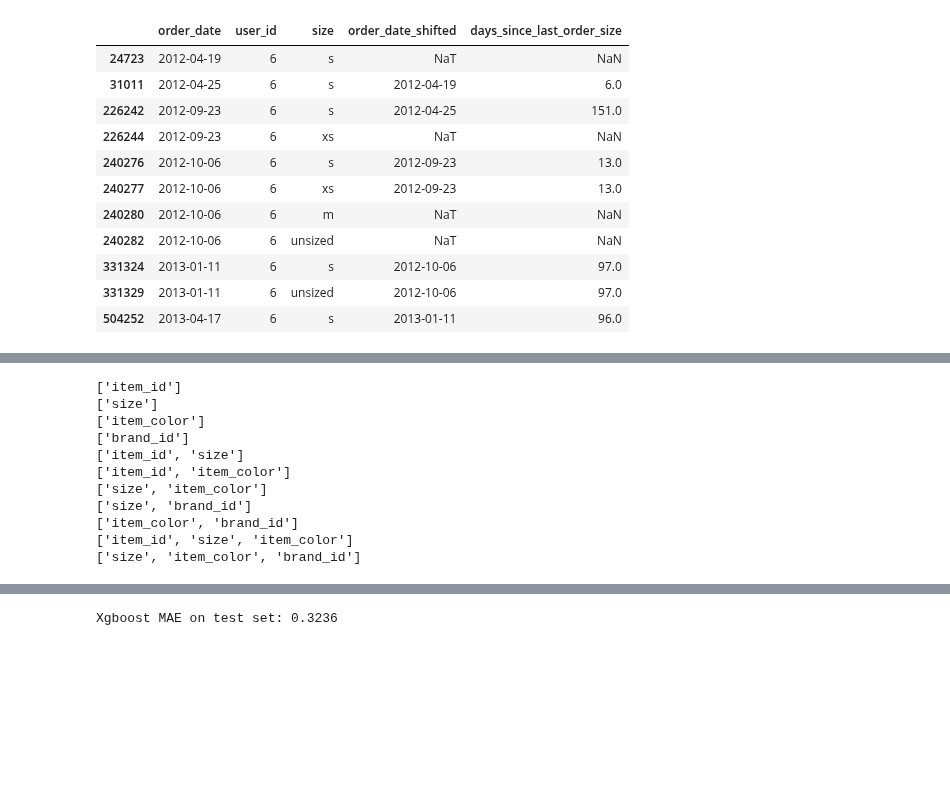
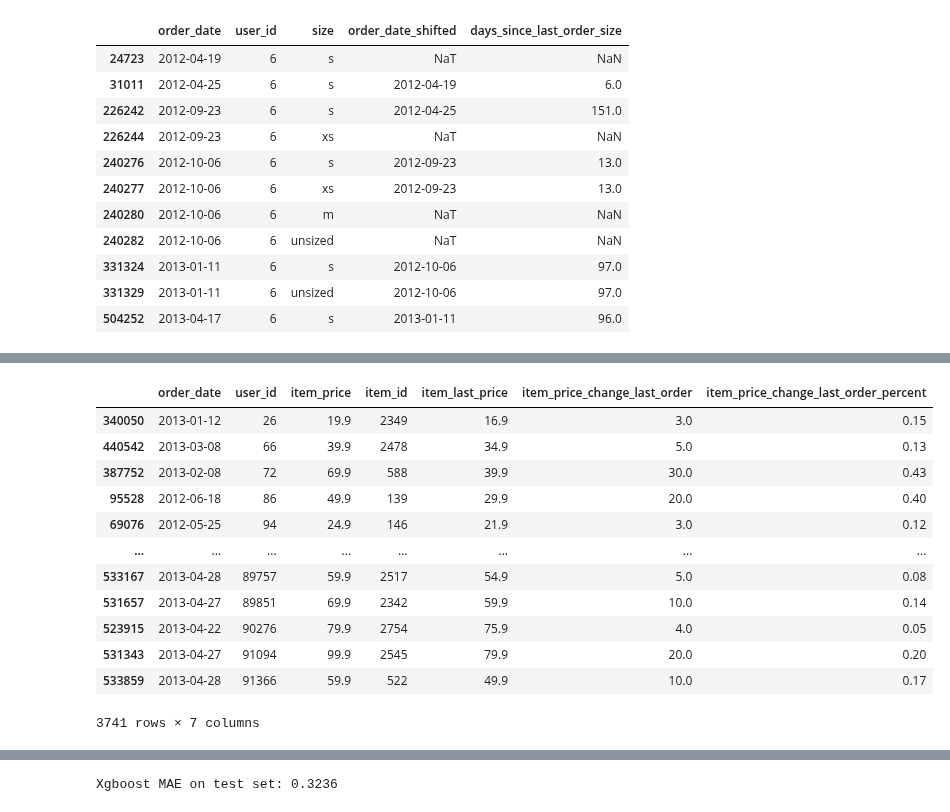
Before and after one commit to teodor-georgiev/Online-Retailer-Analysis-2014, a Jupyter notebook: 5. Recent_+_Interaction.ipynb, the cells around one changed output, grey strips where cells are left out. Drawn from its saved outputs; the diff is of its cells as text; code cells hidden in the pictures; blank space fills up the shorter version.

```diff
--- a/5. Recent_+_Interaction.ipynb
+++ b/5. Recent_+_Interaction.ipynb
@@ -111,0 +236,16 @@ df = df.merge(df_group,on=["user_id","order_date"],how="left")
+# %%
+df["user_reg_age"].describe(percentiles=[0.1,0.25,0.5,0.75,0.9])
+bins = [-1,0,0.1,7,14,30,60,90,180,365,730,805]
+df['reg_age_bins'] = pd.cut(df['user_reg_age'], bins=bins, include_lowest=True).cat.codes
+# %%
+bins_column_list = ["order_sum_bins","item_price_bins","age_bins","reg_age_bins"]
+# %%
+cols_to_agg = bins_column_list + ["order_weekday", "delivery_weekday"]
+stats_to_agg = ["mean","std","min","max","median","mad","skew"]
+# Loop through the columns to aggregate
+for i in cols_to_agg:
+    df_group = df[[i,"delivery_time"]].groupby([i]).agg(stats_to_agg).reset_index().round(2)
+    df_group.columns = [str("_" + i +"_").join(col) for col in df_group.columns]
+    df_group.rename(columns= {i+"_"+i+"_":i},inplace=True)
+    df_group.fillna(0,inplace=True)
+    df = df.merge(df_group,on=i,how="left")
@@ -112,7 +270,23 @@ df = df.merge(df_group,on=["user_id","order_date"],how="left")
+# %%
+df.drop(bins_column_list,axis=1,inplace=True)
 # %%
-# df_group = df[["order_date","user_id","size"]].drop_duplicates().sort_values(by=["user_id","order_date"])
-# df_group["order_date_shifted"] = df_group.groupby(["user_id","size"])["order_date"].shift(1)
-# # df_group["days_since_last_order"] = (df_group["order_date"] - df_group["order_date_shifted"]).dt.days
-# # df_group.fillna(0, inplace=True)
-# df_group["days_since_last_order"+ "_size"] = (df_group["order_date"] - df_group["order_date_shifted"]).dt.days
-# df_group[df_group["user_id"]== 6]
+df_group = df[["order_date","user_id","item_price","item_id"]].drop_duplicates().sort_values(by=["user_id","order_date"])
+df_group["item_last_price"] = df_group.groupby(["user_id","item_id"])["item_price"].shift(1)
+# Get difference between last price and current price and percentage change
+df_group["item_price_change_last_order"] = df_group["item_price"] - df_group["item_last_price"]
+df_group["item_price_change_last_order_percent"] = 1-(df_group["item_last_price"] / df_group["item_price"]).round(2)
+df_group[df_group["item_price_change_last_order"] > 0]
+# %% [output]
+|  | order_date | user_id | item_price | item_id | item_last_price | item_price_change_last_order | item_price_change_last_order_percent |
+| 340050 | 2013-01-12 | 26 | 19.9 | 2349 | 16.9 | 3.0 | 0.15 |
+| 440542 | 2013-03-08 | 66 | 39.9 | 2478 | 34.9 | 5.0 | 0.13 |
+| 387752 | 2013-02-08 | 72 | 69.9 | 588 | 39.9 | 30.0 | 0.43 |
+| 95528 | 2012-06-18 | 86 | 49.9 | 139 | 29.9 | 20.0 | 0.40 |
+| 69076 | 2012-05-25 | 94 | 24.9 | 146 | 21.9 | 3.0 | 0.12 |
+| ... | ... | ... | ... | ... | ... | ... | ... |
+| 533167 | 2013-04-28 | 89757 | 59.9 | 2517 | 54.9 | 5.0 | 0.08 |
+| 531657 | 2013-04-27 | 89851 | 69.9 | 2342 | 59.9 | 10.0 | 0.14 |
+| 523915 | 2013-04-22 | 90276 | 79.9 | 2754 | 75.9 | 4.0 | 0.05 |
+| 531343 | 2013-04-27 | 91094 | 99.9 | 2545 | 79.9 | 20.0 | 0.20 |
+| 533859 | 2013-04-28 | 91366 | 59.9 | 522 | 49.9 | 10.0 | 0.17 |
+3741 rows × 7 columns
@@ -125,28 +292,0 @@ def powerset(iterable):
-# %%
-categorical_powerset = powerset(item_descriptions)
-# Use the powerset to create new columns indicating the days since the last order for each combination of the item descriptions
-powerset_name_list = []
-# exclude powerset elements containing both item_id and brand_id as they are redundant
-exclude = ["item_id","brand_id"]
-for column in categorical_powerset:
-    current = list(column)
-    if not all(x in current for x in exclude):
-        print(current)
-        df_group = df[["order_date","user_id"]+current].drop_duplicates().sort_values(by=["user_id","order_date"])
-        df_group["order_date_shifted"] = df_group.groupby(["user_id"] + current)["order_date"].shift(1)
-        df_group["days_since_last_order_same"+ "_" + "_".join(current)] = (df_group["order_date"] - df_group["order_date_shifted"]).dt.days
-        df_group.fillna(0, inplace=True)
-        df_group.drop(["order_date_shifted"],axis=1,inplace=True)
-        df = df.merge(df_group,on=["user_id","order_date"]+current,how="left")
-# %% [output]
-['item_id']
-['size']
-['item_color']
-['brand_id']
-['item_id', 'size']
-['item_id', 'item_color']
-['size', 'item_color']
-['size', 'brand_id']
-['item_color', 'brand_id']
-['item_id', 'size', 'item_color']
-['size', 'item_color', 'brand_id']
```
Also changed, not shown: parts of 26 cells of this notebook.
